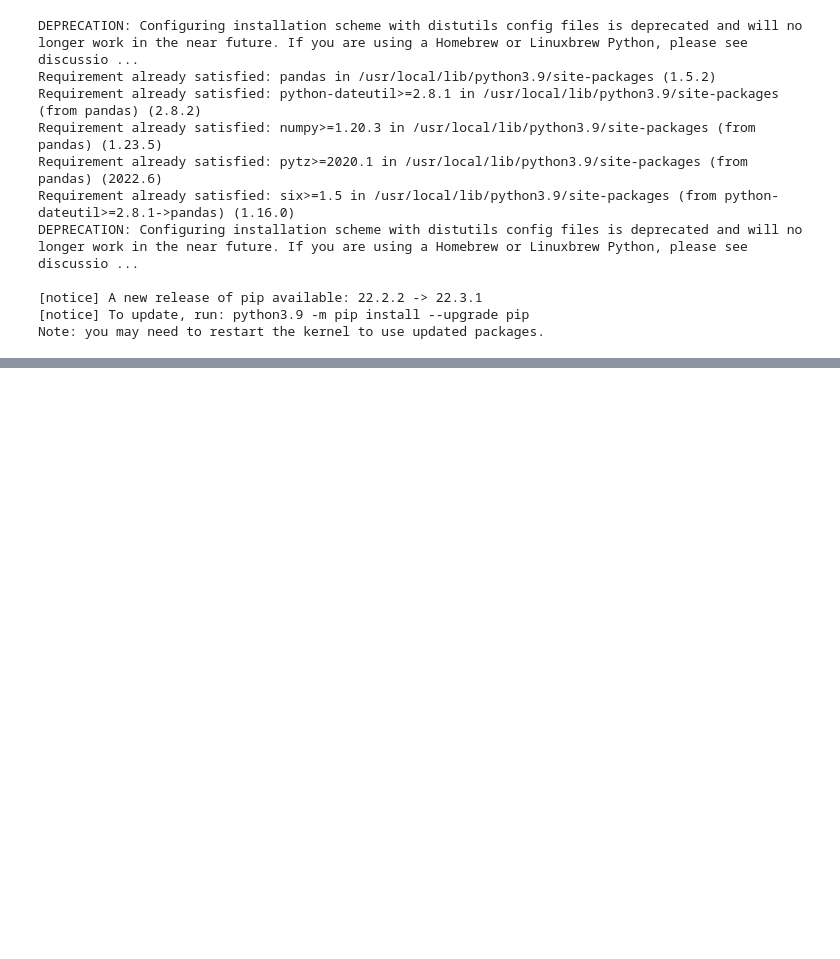
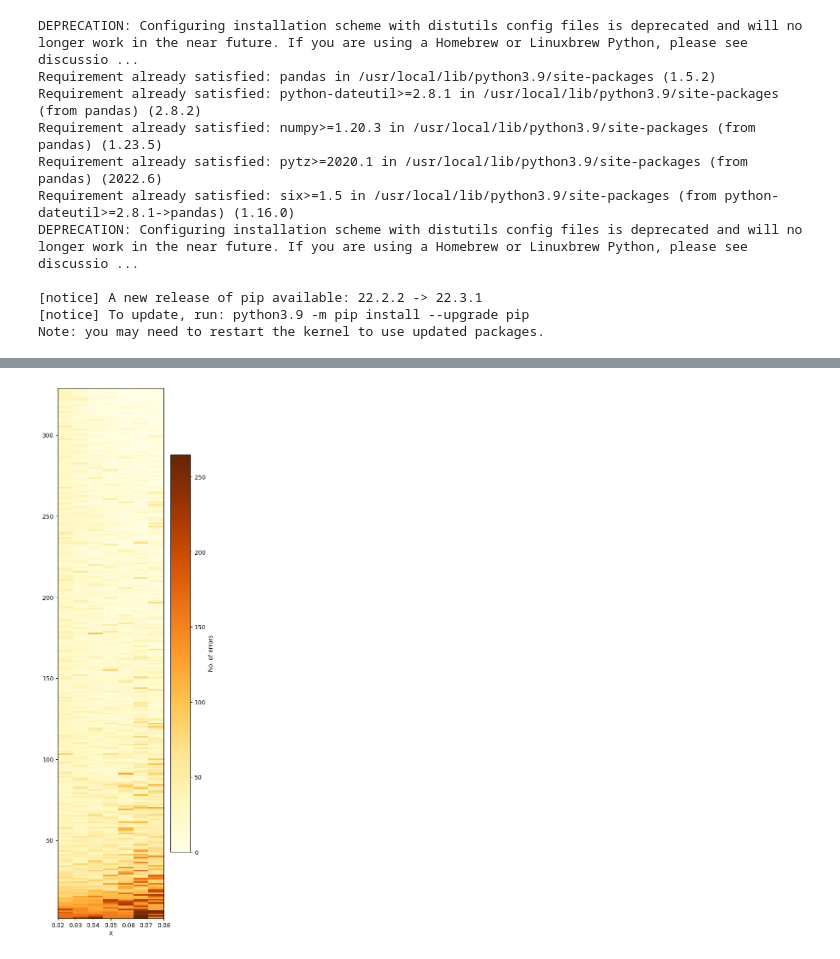
Before and after one commit to mkimti/Machine-Learning, a Jupyter notebook: CS342CW/cs342cw.ipynb, the cells around one changed output, grey strips where cells are left out. Cells and saved outputs as stored; diff of their text form; code cells hidden in the pictures; blank space fills up the shorter version.

```diff
--- a/CS342CW/cs342cw.ipynb
+++ b/CS342CW/cs342cw.ipynb
@@ -248,0 +353,44 @@ Original Feature Space Accuracy: 62%
+# %%
+row, cols = centered_X.shape
+vals = []
+
+for i in range(cols):
+    var = np.var(centered_X[:, i])
+    vals.append(var)
+
+maxVar = max(vals)
+minVar = min(vals)
+# %%
+gammas = [0.02,0.03,0.04,0.05,0.06,0.07,0.08]
+errorMatrix = np.full((330,7), 0)
+A = np.full((row,row), 1/row)
+for g in range (len(gammas)):
+    K = np.zeros((row, row))
+    for i in range(row):
+        for j in range(row):
+            dist = np.linalg.norm(centered_X[i,:]-centered_X[j,:])
+            distsqrd = pow(dist,2)
+            val = math.exp(-(gammas[g]*distsqrd))
+            K[i][j] = val
+
+    norK = K - (np.matmul(A,K)) - (np.matmul(K,A)) + np.matmul(np.matmul(A,K),A)
+    for p in range(2, 330):
+        V = components(norK, p)
+        Z = np.matmul(norK, V.T)
+        error = perceptron(Z,y)
+        #error = 5
+        #print(error)
+        errorMatrix[p][g] = error
+# %%
+#plt.imshow(errorMatrix, aspect='auto')
+#plt.imshow(errorMatrix, aspect='auto', extent=[0.02,0.08,329,0])
+colormap = plt.cm.get_cmap('YlOrBr')
+plt.matshow(errorMatrix[2:], interpolation='none', aspect='auto', extent=[0.02,0.08,329,2], cmap=colormap)
+plt.gca().xaxis.tick_bottom()
+plt.xlabel("X")
+plt.gca().invert_yaxis()
+cbar = plt.colorbar()
+cbar.set_label('No. of errors')
+plt.show()
+# %% [output]
+[figure, added]
```
Also changed, not shown: parts of 10 cells of this notebook, 1 other file.
